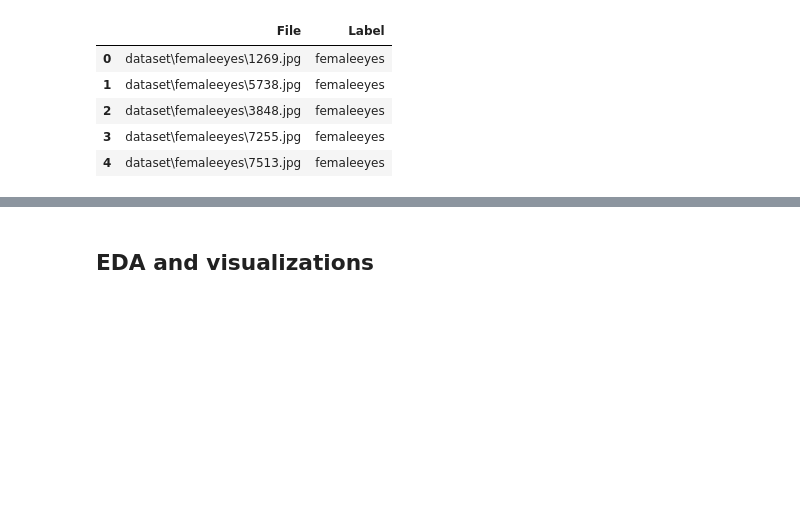
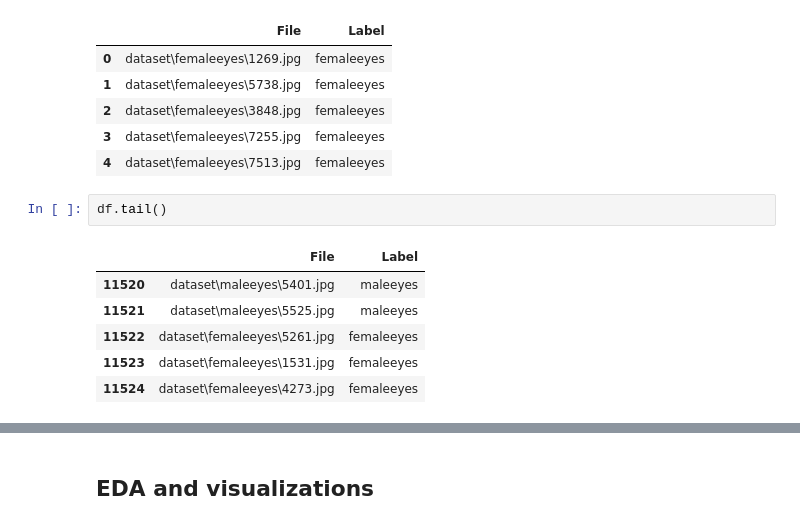
Before and after one commit to VaderSame/eyes-classification, a Jupyter notebook: Project3-200543129_Semal_Shastri.ipynb, the cells around one changed output, grey strips where cells are left out. Drawn from its saved outputs; the diff is of its cells as text; blank space fills up the shorter version.

```diff
--- a/Project3-200543129_Semal_Shastri.ipynb
+++ b/Project3-200543129_Semal_Shastri.ipynb
@@ -44,3 +59,12 @@ df.head()
 | 2 | dataset\femaleeyes\3848.jpg | femaleeyes |
 | 3 | dataset\femaleeyes\7255.jpg | femaleeyes |
 | 4 | dataset\femaleeyes\7513.jpg | femaleeyes |
+# %%
+df.tail()
+# %% [output]
+|  | File | Label |
+| 11520 | dataset\maleeyes\5401.jpg | maleeyes |
+| 11521 | dataset\maleeyes\5525.jpg | maleeyes |
+| 11522 | dataset\femaleeyes\5261.jpg | femaleeyes |
+| 11523 | dataset\femaleeyes\1531.jpg | femaleeyes |
+| 11524 | dataset\femaleeyes\4273.jpg | femaleeyes |
```
Also changed, not shown: parts of 25 cells of this notebook, 1 other file.
